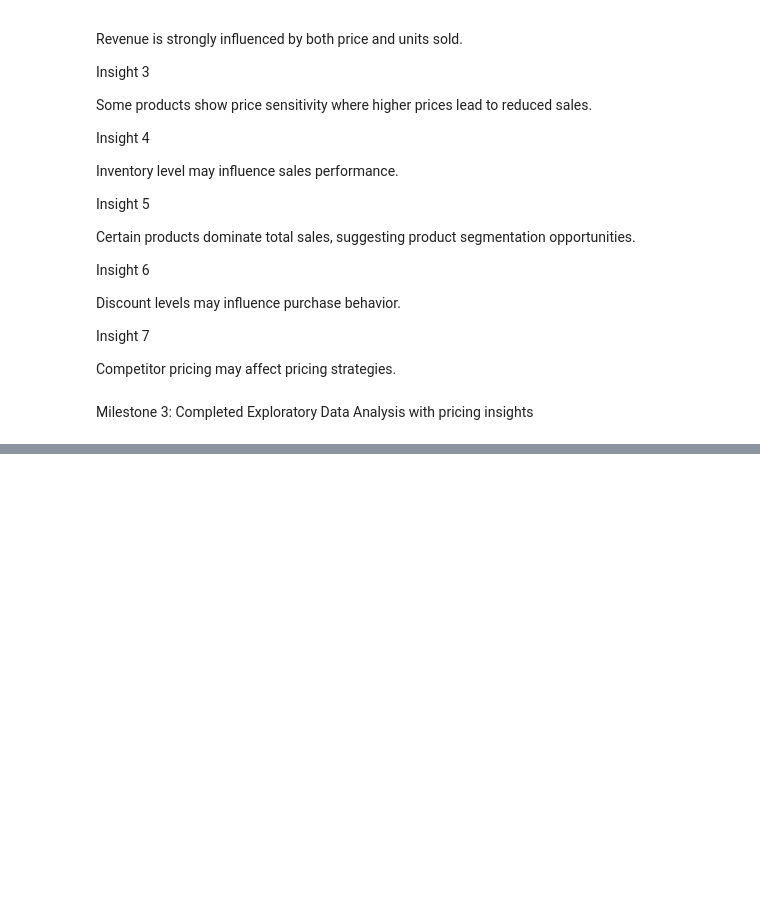
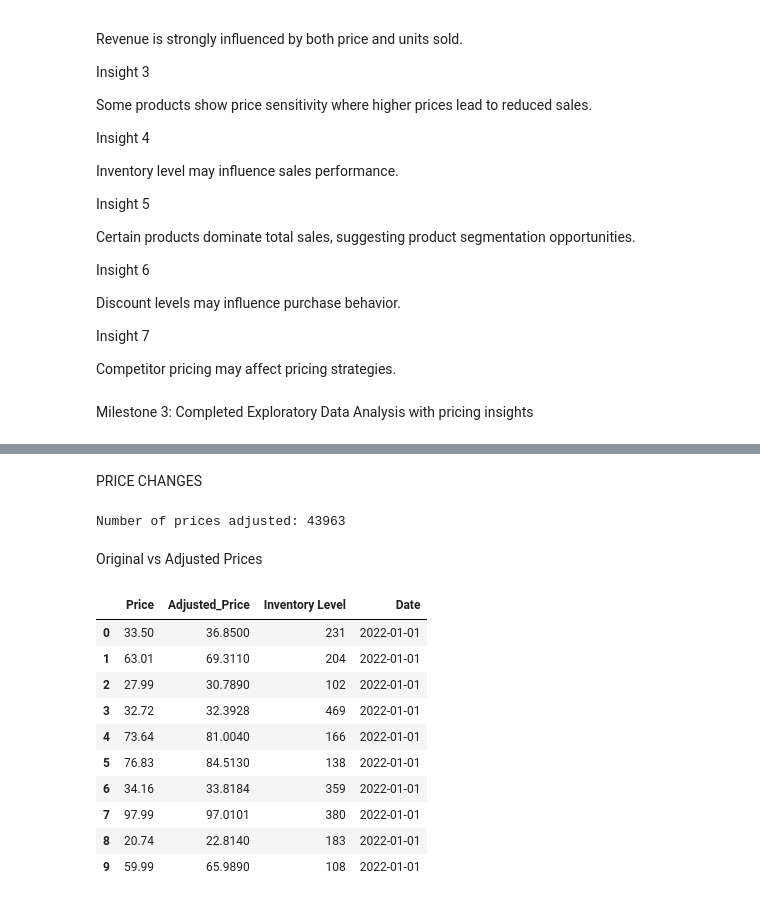
Before and after one commit to Aswinpb/AI_Price_Optima, a Jupyter notebook: notebooks/aswin_eda.ipynb, the cells around one changed output, grey strips where cells are left out. Saved outputs shown, nothing was run; the diff lists cells and outputs as text; code cells hidden in the pictures; blank space fills up the shorter version.

```diff
--- a/notebooks/aswin_eda.ipynb
+++ b/notebooks/aswin_eda.ipynb
@@ -268,0 +380,24 @@ Milestone 3: Completed Exploratory Data Analysis with pricing insights
+# %% [markdown]
+PRICE CHANGES
+# %%
+price_changes = (df["Price"] != df["Adjusted_Price"]).sum()
+
+print("Number of prices adjusted:", price_changes)
+# %% [output]
+Number of prices adjusted: 43963
+# %% [markdown]
+Original vs Adjusted Prices
+# %%
+df[["Price","Adjusted_Price","Inventory Level","Date"]].head(10)
+# %% [output]
+|  | Price | Adjusted_Price | Inventory Level | Date |
+| 0 | 33.50 | 36.8500 | 231 | 2022-01-01 |
+| 1 | 63.01 | 69.3110 | 204 | 2022-01-01 |
+| 2 | 27.99 | 30.7890 | 102 | 2022-01-01 |
+| 3 | 32.72 | 32.3928 | 469 | 2022-01-01 |
+| 4 | 73.64 | 81.0040 | 166 | 2022-01-01 |
+| 5 | 76.83 | 84.5130 | 138 | 2022-01-01 |
+| 6 | 34.16 | 33.8184 | 359 | 2022-01-01 |
+| 7 | 97.99 | 97.0101 | 380 | 2022-01-01 |
+| 8 | 20.74 | 22.8140 | 183 | 2022-01-01 |
+| 9 | 59.99 | 65.9890 | 108 | 2022-01-01 |
```
Also changed, not shown: parts of 33 cells of this notebook.
